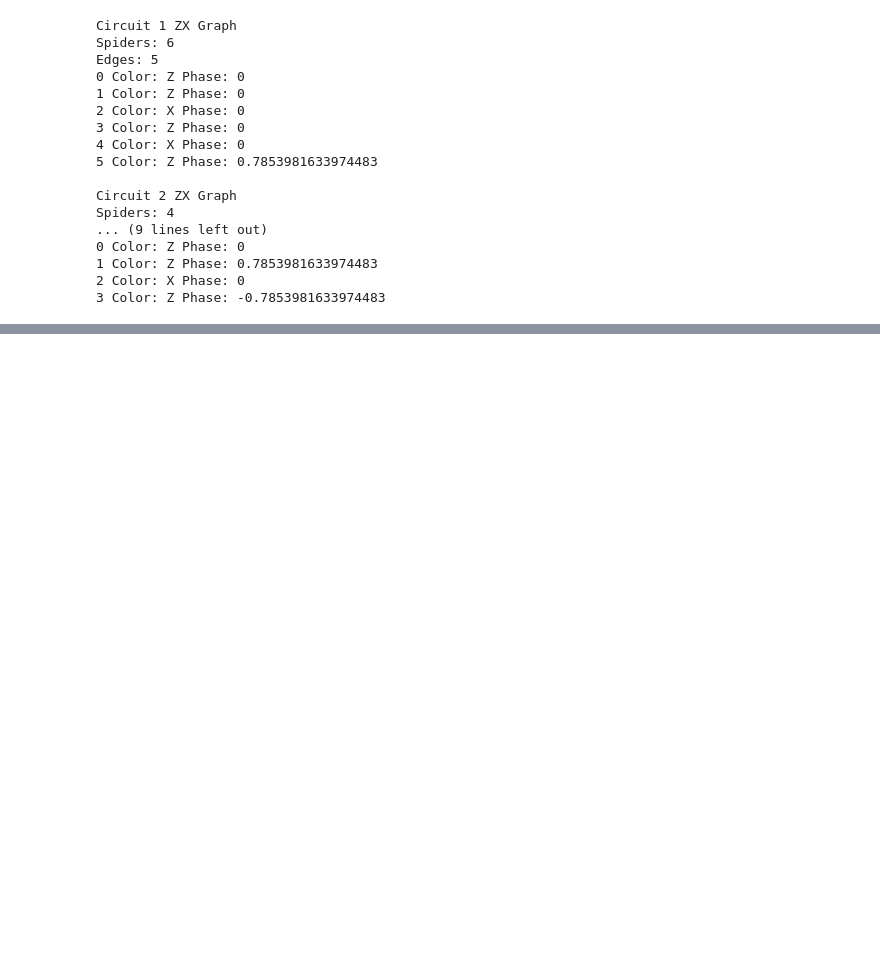
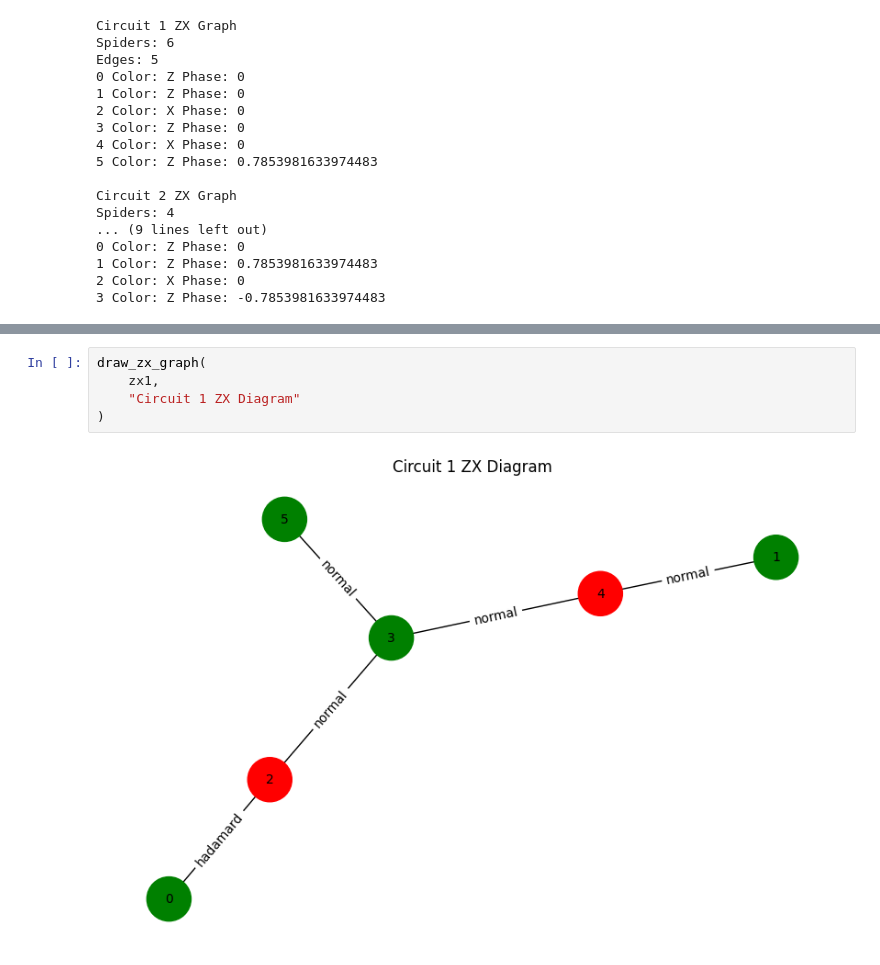
Before and after one commit to Yeabebe/ZX-CENF, a Jupyter notebook: experiments/zx_optimizer.ipynb, the cells around one changed output, grey strips where cells are left out. Drawn from its saved outputs; the diff is of its cells as text; blank space fills up the shorter version.

Commit message:
Add ZX diagram visualization

```diff
--- a/experiments/zx_optimizer.ipynb
+++ b/experiments/zx_optimizer.ipynb
@@ -401,0 +468,7 @@ Spiders: 4
+# %%
+draw_zx_graph(
+    zx1,
+    "Circuit 1 ZX Diagram"
+)
+# %% [output]
+[figure, added]
```
Also changed, not shown: parts of 4 cells of this notebook.
